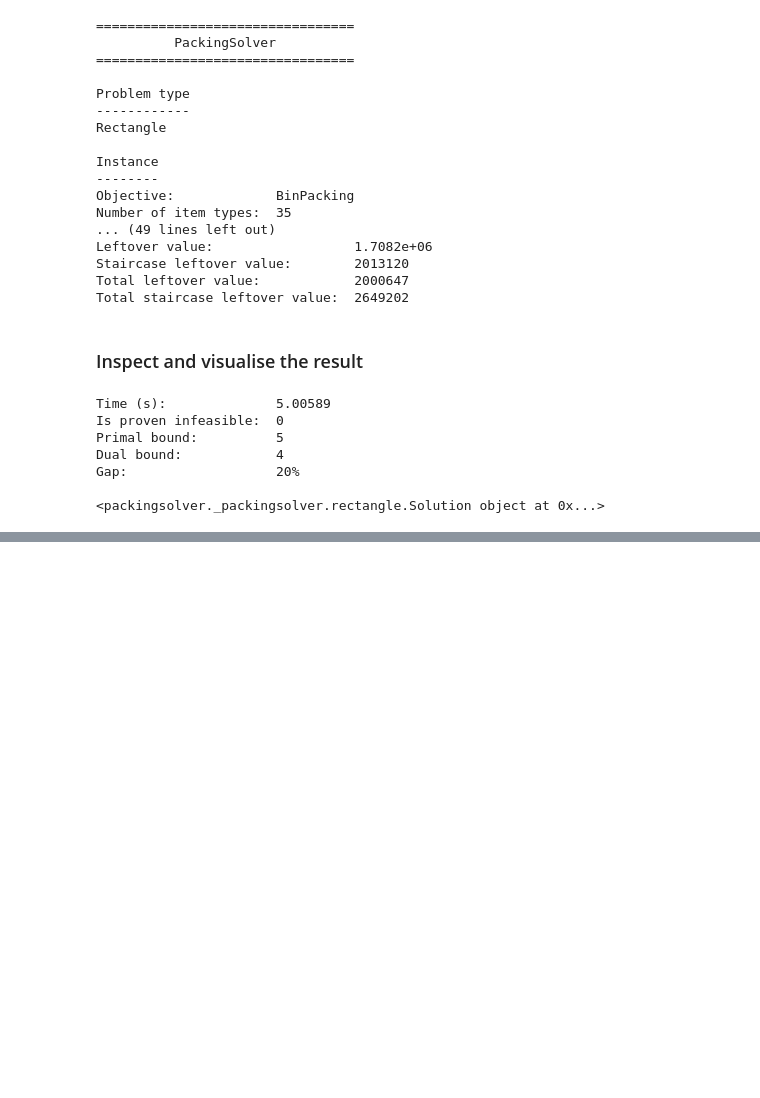
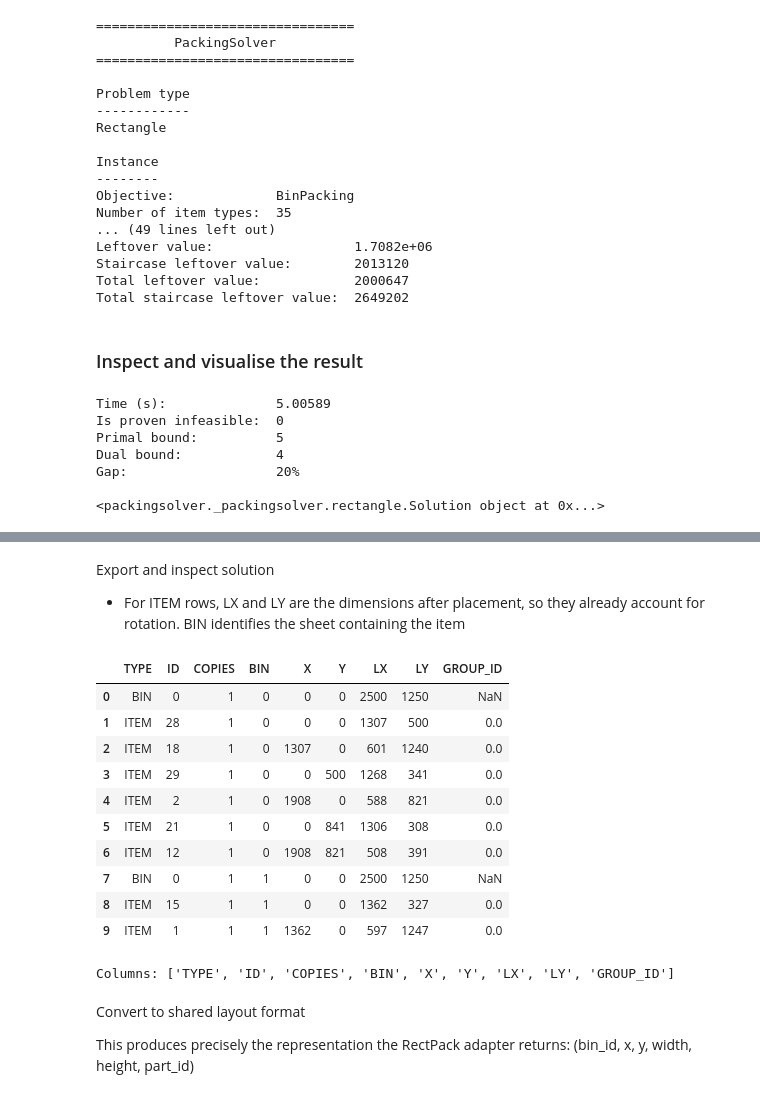
Before and after one commit to ivetsem/2D-Optimisation-in-Metals-Manufacturing, a Jupyter notebook: notebooks/03_packingsolver_exploration.ipynb, the cells around one changed output, grey strips where cells are left out. Drawn from its saved outputs; the diff is of its cells as text; code cells hidden in the pictures; blank space fills up the shorter version.

Commit message:
packing solver exploration and adapter

```diff
--- a/notebooks/03_packingsolver_exploration.ipynb
+++ b/notebooks/03_packingsolver_exploration.ipynb
@@ -115,0 +120,26 @@ psr.visualize(output.solution).show()
+# %%
+rotation = True
+available_sheets = len(parts)
+
+builder = psr.InstanceBuilder()
+builder.set_objective(psr.Objective.BinPacking)
+
+builder.add_bin_type(
+    sheet_w,
+    sheet_h,
+    copies=available_sheets,
+)
+
+item_type_to_part_id = {}
+
+for part_id, width, height in parts:
+    item_type_id = builder.add_item_type(
+        width,
+        height,
+        copies=1,
+        oriented=not rotation,
+    )
+
+    item_type_to_part_id[item_type_id] = part_id
+
+instance = builder.build()
@@ -115,0 +148,5 @@ psr.visualize(output.solution).show()
+# %%
+parameters = psr.OptimizeParameters()
+parameters.time_limit = 5
+
+output = psr.optimize(instance, parameters)
@@ -115,0 +171,34 @@ psr.visualize(output.solution).show()
+# %% [markdown]
+Export and inspect solution
+- For ITEM rows, LX and LY are the dimensions after placement, so they already account for rotation. BIN identifies the sheet containing the item
+# %%
+import pandas as pd
+
+results_dir = project_root / "results" / "packingsolver"
+results_dir.mkdir(parents=True, exist_ok=True)
+
+solution_path = results_dir / "pilot_solution.csv"
+
+output.solution.write(str(solution_path))
+
+solution_df = pd.read_csv(solution_path)
+
+display(solution_df.head(10))
+print("Columns:", solution_df.columns.tolist())
+# %% [output]
+|  | TYPE | ID | COPIES | BIN | X | Y | LX | LY | GROUP_ID |
+| 0 | BIN | 0 | 1 | 0 | 0 | 0 | 2500 | 1250 | NaN |
+| 1 | ITEM | 28 | 1 | 0 | 0 | 0 | 1307 | 500 | 0.0 |
+| 2 | ITEM | 18 | 1 | 0 | 1307 | 0 | 601 | 1240 | 0.0 |
+| 3 | ITEM | 29 | 1 | 0 | 0 | 500 | 1268 | 341 | 0.0 |
+| 4 | ITEM | 2 | 1 | 0 | 1908 | 0 | 588 | 821 | 0.0 |
+| 5 | ITEM | 21 | 1 | 0 | 0 | 841 | 1306 | 308 | 0.0 |
+| 6 | ITEM | 12 | 1 | 0 | 1908 | 821 | 508 | 391 | 0.0 |
+| 7 | BIN | 0 | 1 | 1 | 0 | 0 | 2500 | 1250 | NaN |
+| 8 | ITEM | 15 | 1 | 1 | 0 | 0 | 1362 | 327 | 0.0 |
+| 9 | ITEM | 1 | 1 | 1 | 1362 | 0 | 597 | 1247 | 0.0 |
+Columns: ['TYPE', 'ID', 'COPIES', 'BIN', 'X', 'Y', 'LX', 'LY', 'GROUP_ID']
+# %% [markdown]
+Convert to shared layout format
+
+This produces precisely the representation the RectPack adapter returns: (bin_id, x, y, width, height, part_id)
```
Also changed, not shown: parts of 16 cells of this notebook, 5 other files.
